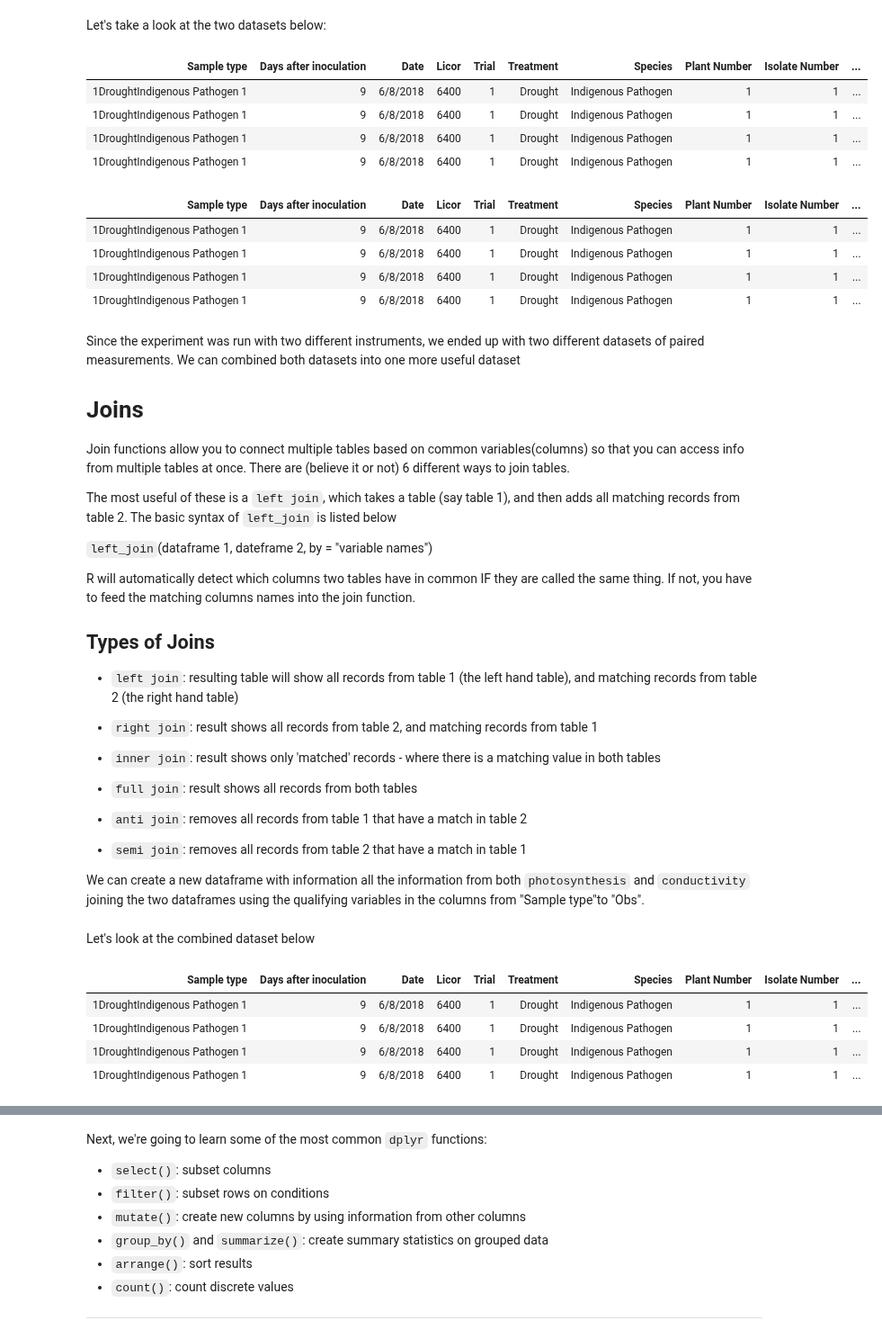
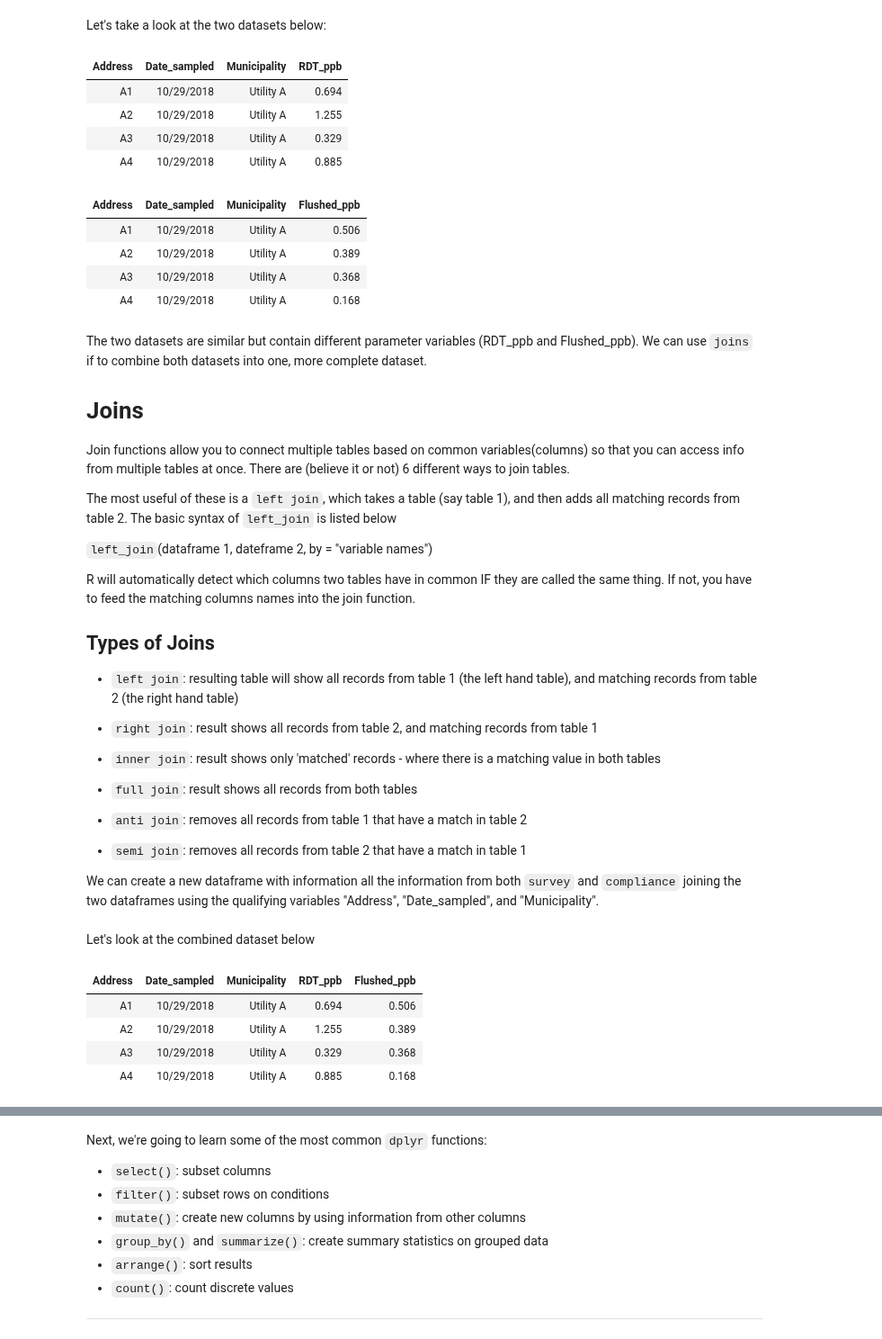
Before and after one commit to Diego-Ibarra/biol3782, a Jupyter notebook: week5/advanced_data_manipulation - JL edited version.ipynb, the cells around one changed output, grey strips where cells are left out. Shown at 90% size. Saved outputs shown, nothing was run; the diff lists cells and outputs as text; code cells hidden in the pictures.

```diff
--- a/week5/advanced_data_manipulation - JL edited version.ipynb
+++ b/week5/advanced_data_manipulation - JL edited version.ipynb
@@ -106,25 +58,31 @@ cols(
+# %%
+#Survey data from sampling project
+survey <- read_csv("Nova Scotia Drinking water lead survey data.csv")
+
+#Complance data from government
+compliance <- read_csv("Nova Scotia Drinking water lead compliance sampling data.csv")
 # %% [markdown]
 Let's take a look at the two datasets below:
 # %%
-photosynthesis  %>%
+survey  %>%
 head(4)
 # %% [output]
-| Sample type | Days after inoculation | Date | Licor | Trial | Treatment | Species | Plant Number | Isolate Number | ... |
-| 1DroughtIndigenous Pathogen 1 | 9 | 6/8/2018 | 6400 | 1 | Drought | Indigenous Pathogen | 1 | 1 | ... |
-| 1DroughtIndigenous Pathogen 1 | 9 | 6/8/2018 | 6400 | 1 | Drought | Indigenous Pathogen | 1 | 1 | ... |
-| 1DroughtIndigenous Pathogen 1 | 9 | 6/8/2018 | 6400 | 1 | Drought | Indigenous Pathogen | 1 | 1 | ... |
-| 1DroughtIndigenous Pathogen 1 | 9 | 6/8/2018 | 6400 | 1 | Drought | Indigenous Pathogen | 1 | 1 | ... |
+| Address | Date_sampled | Municipality | RDT_ppb |
+| A1 | 10/29/2018 | Utility A | 0.694 |
+| A2 | 10/29/2018 | Utility A | 1.255 |
+| A3 | 10/29/2018 | Utility A | 0.329 |
+| A4 | 10/29/2018 | Utility A | 0.885 |
 # %%
-conductivity  %>%
+compliance  %>%
 head(4)
 # %% [output]
-| Sample type | Days after inoculation | Date | Licor | Trial | Treatment | Species | Plant Number | Isolate Number | ... |
-| 1DroughtIndigenous Pathogen 1 | 9 | 6/8/2018 | 6400 | 1 | Drought | Indigenous Pathogen | 1 | 1 | ... |
-| 1DroughtIndigenous Pathogen 1 | 9 | 6/8/2018 | 6400 | 1 | Drought | Indigenous Pathogen | 1 | 1 | ... |
-| 1DroughtIndigenous Pathogen 1 | 9 | 6/8/2018 | 6400 | 1 | Drought | Indigenous Pathogen | 1 | 1 | ... |
-| 1DroughtIndigenous Pathogen 1 | 9 | 6/8/2018 | 6400 | 1 | Drought | Indigenous Pathogen | 1 | 1 | ... |
+| Address | Date_sampled | Municipality | Flushed_ppb |
+| A1 | 10/29/2018 | Utility A | 0.506 |
+| A2 | 10/29/2018 | Utility A | 0.389 |
+| A3 | 10/29/2018 | Utility A | 0.368 |
+| A4 | 10/29/2018 | Utility A | 0.168 |
 # %% [markdown]
-Since the experiment was run with two different instruments, we ended up with two different datasets of paired measurements. We can combined both datasets into one more useful dataset
+The two datasets are similar but contain different parameter variables (RDT_ppb and Flushed_ppb). We can use `joins` if to combine both datasets into one, more complete dataset.
 
 # Joins
 
@@ -150,4 +108,4 @@ R will automatically detect which columns two tables have in common IF they are
 
 * `semi join`: removes all records from table 2 that have a match in table 1
 
-We can create a new dataframe with information all the information from both `photosynthesis` and `conductivity` joining the two dataframes using the qualifying variables in the columns from "Sample type"to "Obs".
+We can create a new dataframe with information all the information from both `survey` and `compliance` joining the two dataframes using the qualifying variables "Address", "Date_sampled", and "Municipality".
@@ -167,11 +114,11 @@ combined_data <- left_join(photosynthesis,conductivity,
 # %% [markdown]
 Let's look at the combined dataset below
 # %%
-combined_data  %>%
+combined_lead  %>%
 head(4)
 # %% [output]
-| Sample type | Days after inoculation | Date | Licor | Trial | Treatment | Species | Plant Number | Isolate Number | ... |
-| 1DroughtIndigenous Pathogen 1 | 9 | 6/8/2018 | 6400 | 1 | Drought | Indigenous Pathogen | 1 | 1 | ... |
-| 1DroughtIndigenous Pathogen 1 | 9 | 6/8/2018 | 6400 | 1 | Drought | Indigenous Pathogen | 1 | 1 | ... |
-| 1DroughtIndigenous Pathogen 1 | 9 | 6/8/2018 | 6400 | 1 | Drought | Indigenous Pathogen | 1 | 1 | ... |
-| 1DroughtIndigenous Pathogen 1 | 9 | 6/8/2018 | 6400 | 1 | Drought | Indigenous Pathogen | 1 | 1 | ... |
+| Address | Date_sampled | Municipality | RDT_ppb | Flushed_ppb |
+| A1 | 10/29/2018 | Utility A | 0.694 | 0.506 |
+| A2 | 10/29/2018 | Utility A | 1.255 | 0.389 |
+| A3 | 10/29/2018 | Utility A | 0.329 | 0.368 |
+| A4 | 10/29/2018 | Utility A | 0.885 | 0.168 |
```
Also changed, not shown: parts of 128 cells of this notebook, 8 other files.
